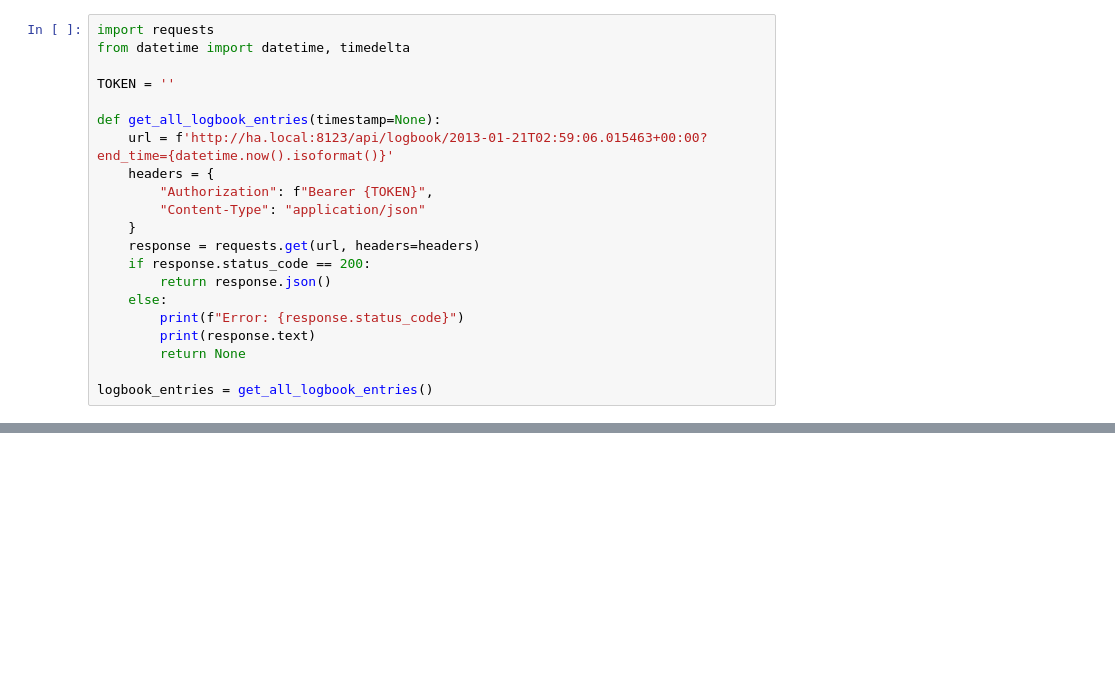
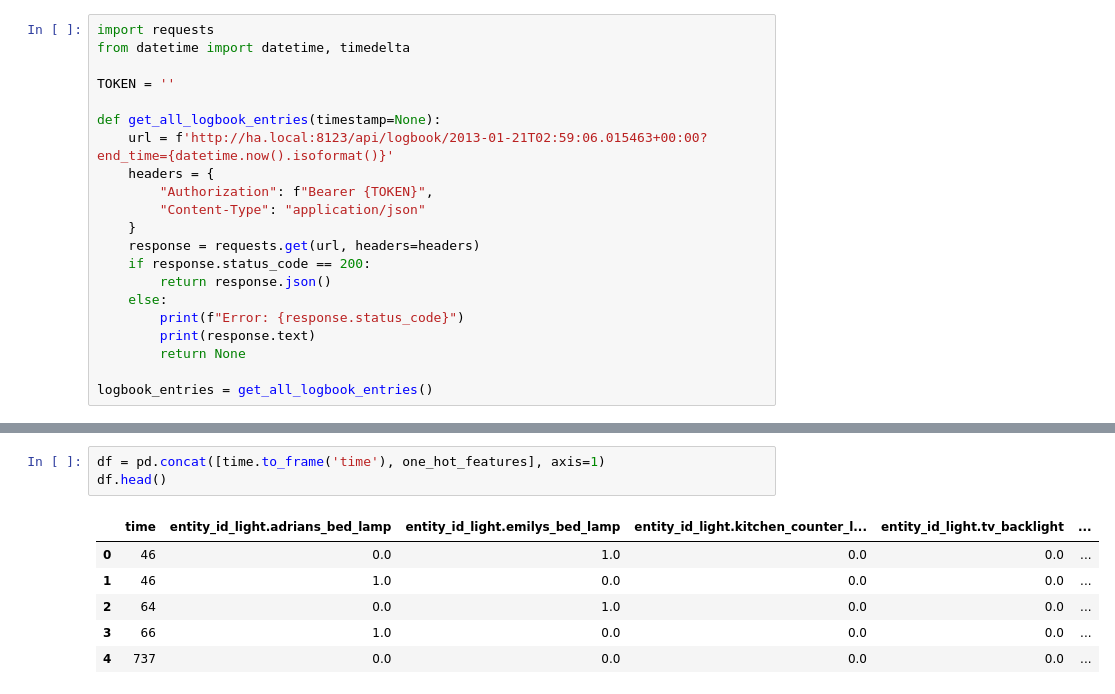
Before and after one commit to adrian-patterson/home-assistant-recommender, a Jupyter notebook: exploration.ipynb, the cells around one changed output, grey strips where cells are left out. Drawn from its saved outputs; the diff is of its cells as text; blank space fills up the shorter version.

```diff
--- a/exploration.ipynb
+++ b/exploration.ipynb
@@ -57,0 +144,10 @@ ValueError: Shape of passed values is (13340, 1), indices imply (13340, 43)
+# %%
+df = pd.concat([time.to_frame('time'), one_hot_features], axis=1)
+df.head()
+# %% [output]
+|  | time | entity_id_light.adrians_bed_lamp | entity_id_light.emilys_bed_lamp | entity_id_light.kitchen_counter_l... | entity_id_light.tv_backlight | ... |
+| 0 | 46 | 0.0 | 1.0 | 0.0 | 0.0 | ... |
+| 1 | 46 | 1.0 | 0.0 | 0.0 | 0.0 | ... |
+| 2 | 64 | 0.0 | 1.0 | 0.0 | 0.0 | ... |
+| 3 | 66 | 1.0 | 0.0 | 0.0 | 0.0 | ... |
+| 4 | 737 | 0.0 | 0.0 | 0.0 | 0.0 | ... |
```
Also changed, not shown: parts of 12 cells of this notebook.
